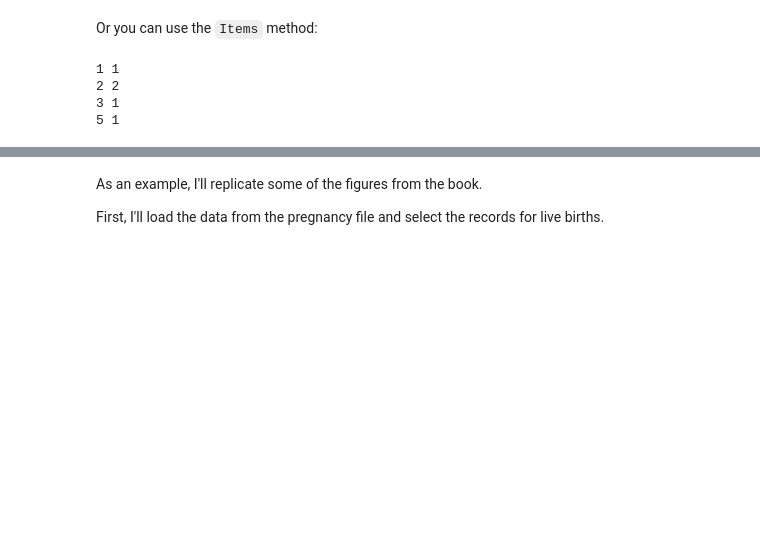
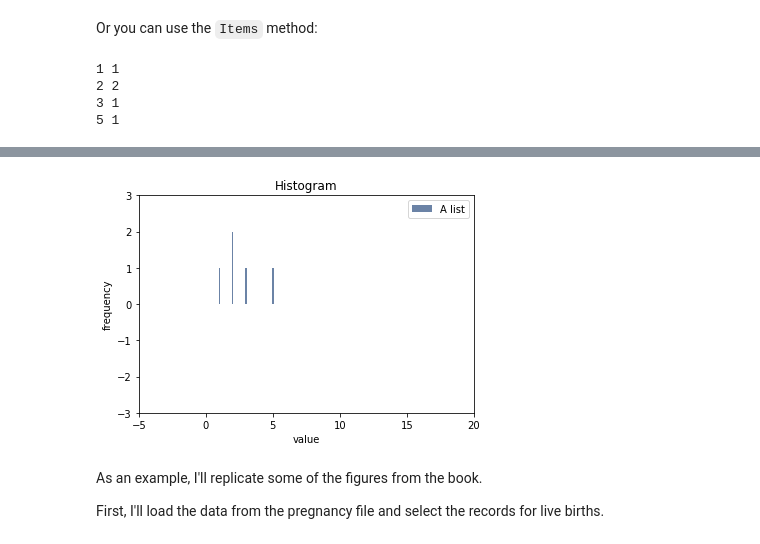
Before and after one commit to huyptruong/ThinkStats2, a Jupyter notebook: code/chap02ex.ipynb, the cells around one changed output, grey strips where cells are left out. Saved outputs shown, nothing was run; the diff lists cells and outputs as text; code cells hidden in the pictures; blank space fills up the shorter version.

```diff
--- a/code/chap02ex.ipynb
+++ b/code/chap02ex.ipynb
@@ -104,3 +128,22 @@ thinkplot.Config(xlabel='value', ylabel='frequency')
+# %%
+# Huy: Let's practice using the Config method
+# Need to continue exploring the rest, such as xticks, yticks, etc.
+
+# add legend to my histogram and change width of the bars (thanks to reading docs)
+# How do you know this by looking at the code?
+# Ok, I think I have the answer: https://matplotlib.org/api/_as_gen/matplotlib.patches.Rectangle.html
+# I messed up with the code and it threw an error, 'Rectangle' object has no property 'pos'
+# Then I googled matplotlib with that phrase and it took me to the link above.
+# For example, in there, label is a valid (optional) argument
+thinkplot.Hist(hist, label="A list", width=0.1)
+thinkplot.Config(title='Histogram',
+                 xlabel='value',
+                 ylabel='frequency',
+                 xlim=[-5, 20], # I know it's a list because of reading a book. I don't know if only look at the code
+                 ylim=[-3, 3]
+                )
+# %% [output]
+[figure, added]
 # %% [markdown]
 As an example, I'll replicate some of the figures from the book.
 
```
Also changed, not shown: parts of 26 cells of this notebook, 3 other files.
